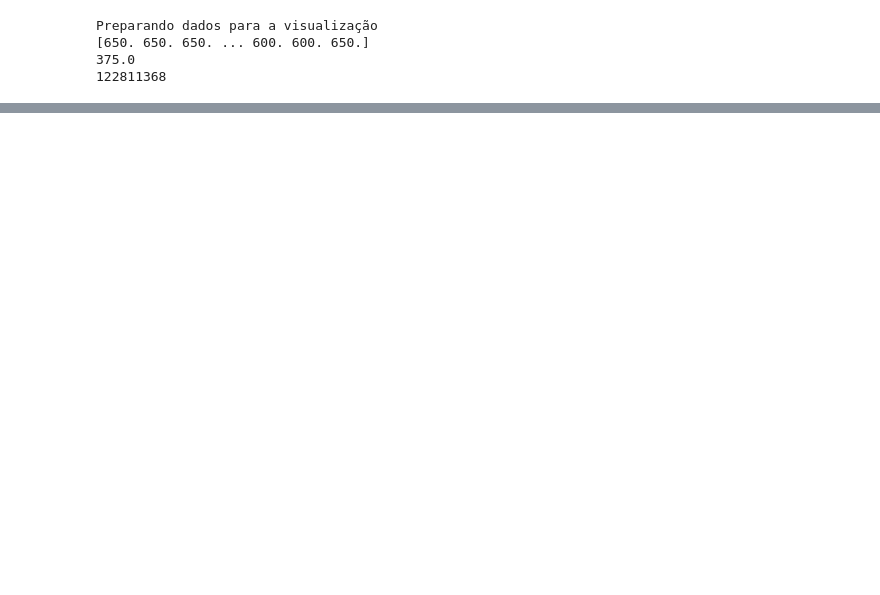
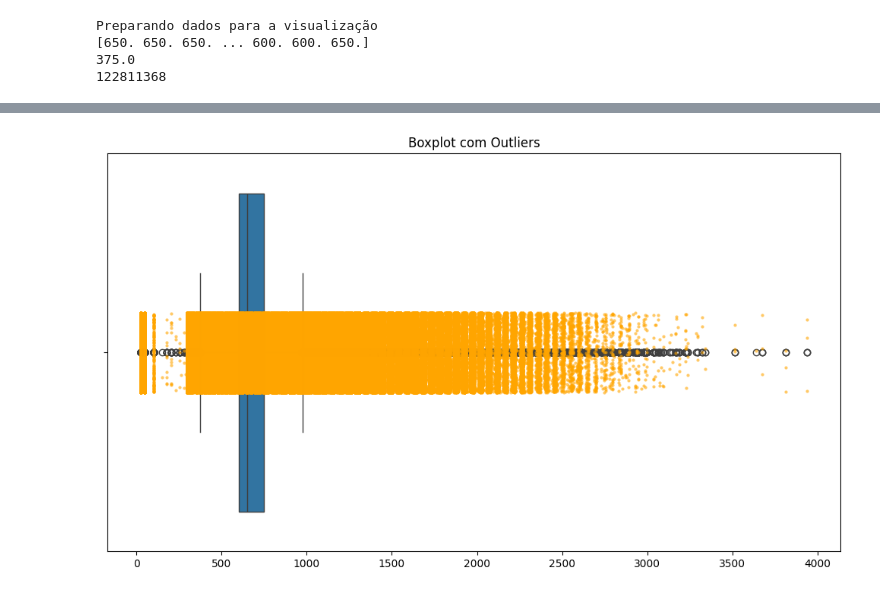
Before and after one commit to pgsrod/modulo-2, a Jupyter notebook: Aula14.ipynb, the cells around one changed output, grey strips where cells are left out. Cells and saved outputs as stored; diff of their text form; code cells hidden in the pictures; blank space fills up the shorter version.

```diff
--- a/Aula14.ipynb
+++ b/Aula14.ipynb
@@ -83,0 +101,10 @@ Preparando dados para a visualização
+# %%
+# boxplot seaborn
+plt.figure(figsize=(10, 6))
+sns.boxplot(x=valores)
+sns.stripplot(x=valores, color='orange', alpha=0.6, size=3)
+plt.title('Boxplot com Outliers')
+plt.tight_layout()
+plt.show()
+# %% [output]
+[figure, added]
```
Also changed, not shown: parts of 7 cells of this notebook.
